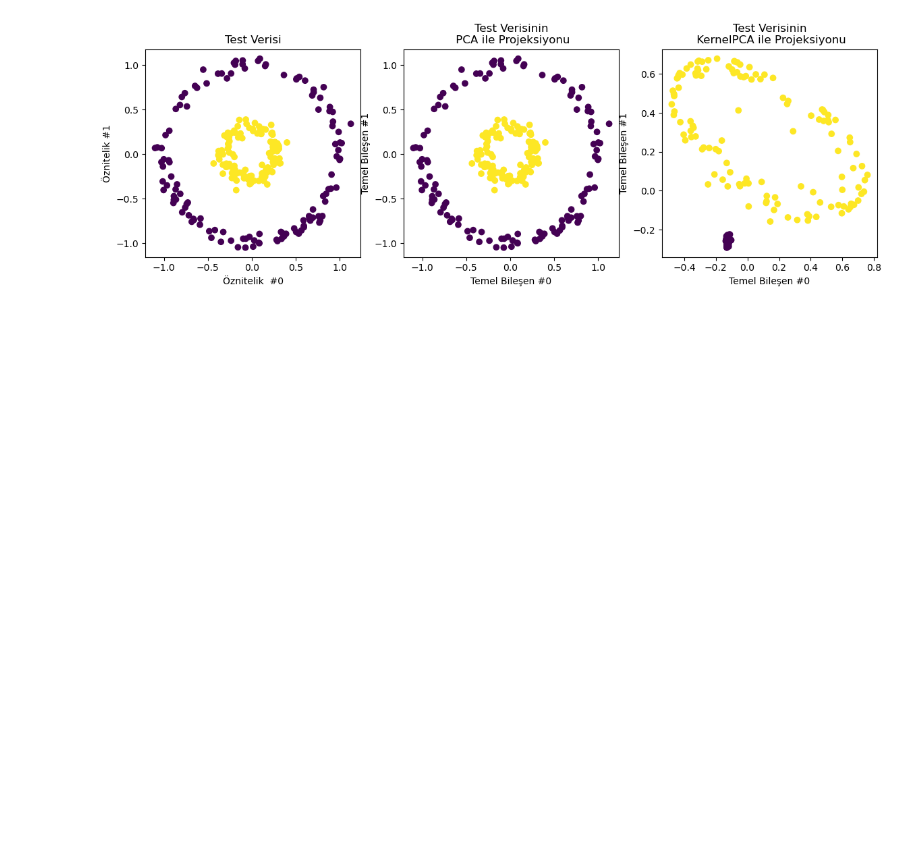
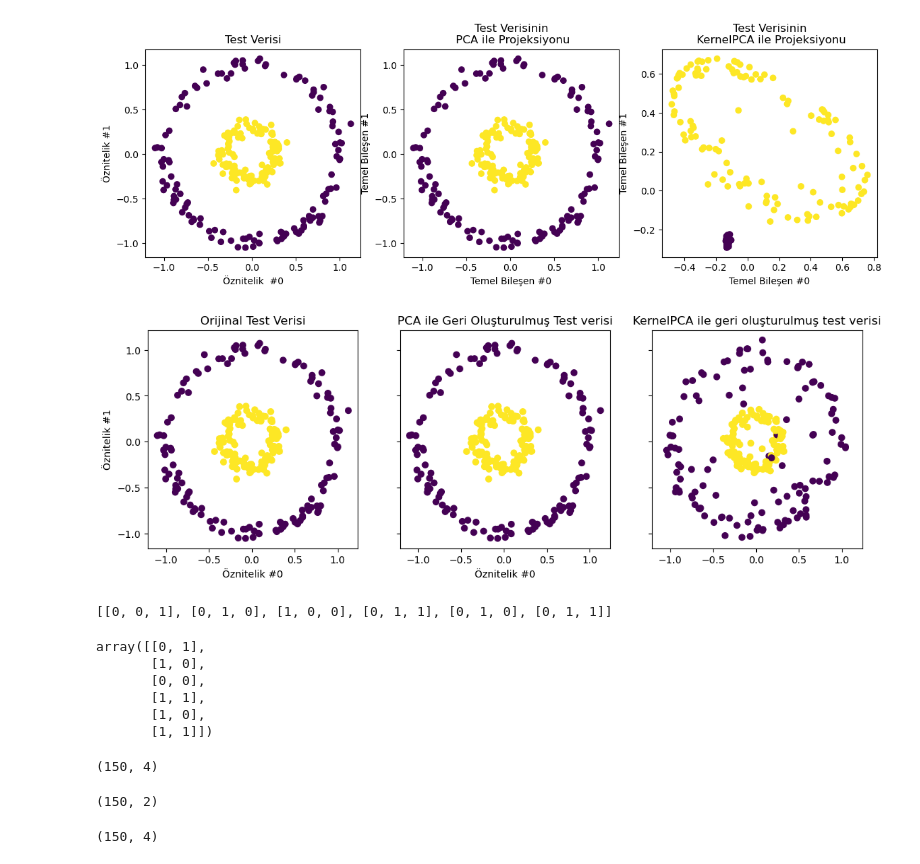
Before and after one commit to erhanbarisolmez/machine-learning-bootcamp, a Jupyter notebook: 4-derin-ogrenme/tba.ipynb, the cells around one changed output. Cells and saved outputs as stored; diff of their text form; code cells hidden in the pictures; blank space fills up the shorter version.

```diff
--- a/4-derin-ogrenme/tba.ipynb
+++ b/4-derin-ogrenme/tba.ipynb
@@ -136,3 +136,69 @@ _ = kernel_pca_proj_ax.set_title("Test Verisinin\n KernelPCA ile Projeksiyonu")
 # recontruction - geri oluşturma
 X_recontructed_pca = pca.inverse_transform(pca.transform(X_test))
 X_recontructed_kernel_pca = kernel_pca.inverse_transform(kernel_pca.transform(X_test))
+# %%
+fig, (orig_data_ax, pca_back_proj_ax, kernel_pca_back_oroj_ax) = plt.subplots(
+  ncols=3, sharex=True, sharey=True, figsize=(13,4)
+)
+
+orig_data_ax.scatter(X_test[:,0], X_test[:,1], c=y_test)
+orig_data_ax.set_ylabel("Öznitelik #1")
+orig_data_ax.set_xlabel("Öznitelik #0")
+orig_data_ax.set_title("Orijinal Test Verisi")
+
+pca_back_proj_ax.scatter(X_recontructed_pca[:,0], X_recontructed_pca[:,1], c=y_test)
+pca_back_proj_ax.set_xlabel("Öznitelik #0")
+pca_back_proj_ax.set_title("PCA ile Geri Oluşturulmuş Test verisi")
+
+kernel_pca_back_oroj_ax.scatter(
+  X_recontructed_kernel_pca[:,0], X_recontructed_kernel_pca[:,1],  c=y_test
+)
+
+kernel_pca_proj_ax.set_xlabel("Öznitelik #0")
+_ = kernel_pca_back_oroj_ax.set_title("KernelPCA ile geri oluşturulmuş test verisi")
+# %% [output]
+[figure, added]
+# %%
+# Varyans Temelli Öznitelik Seçimi
+from sklearn.feature_selection import VarianceThreshold
+
+X = [[0,0,1], [0,1,0], [1,0,0], [0,1,1], [0,1,0], [0,1,1]]
+X
+# %% [output]
+[[0, 0, 1], [0, 1, 0], [1, 0, 0], [0, 1, 1], [0, 1, 0], [0, 1, 1]]
+# %%
+sel = VarianceThreshold(threshold=(0.8 * (1-0.8))) # var(x) = p(1-p)
+sel.fit_transform(X)
+# ilk sütunun elenmesini bekliyoruz
+# zira orada 0 değeri olma olasılığı 5/6 > 0.8
+# %% [output]
+array([[0, 1],
+       [1, 0],
+       [0, 0],
+       [1, 1],
+       [1, 0],
+       [1, 1]])
+# %%
+# İstatiksel Model Seçimi
+from sklearn.datasets import load_iris
+from sklearn.feature_selection import SelectKBest
+from sklearn.feature_selection import chi2
+
+X, y = load_iris(return_X_y=True)
+X.shape
+# %% [output]
+(150, 4)
+# %%
+X_new = SelectKBest(chi2, k=2).fit_transform(X,y)
+X_new.shape
+# %% [output]
+(150, 2)
+# %%
+# Model Temelli Öznitelik Seçimi
+from sklearn.svm import LinearSVC
+from sklearn.datasets import load_iris
+from sklearn.feature_selection import SelectFromModel
+x, y = load_iris(return_X_y=True)
+x.shape
+# %% [output]
+(150, 4)
```
Also changed, not shown: parts of 2 cells of this notebook.
